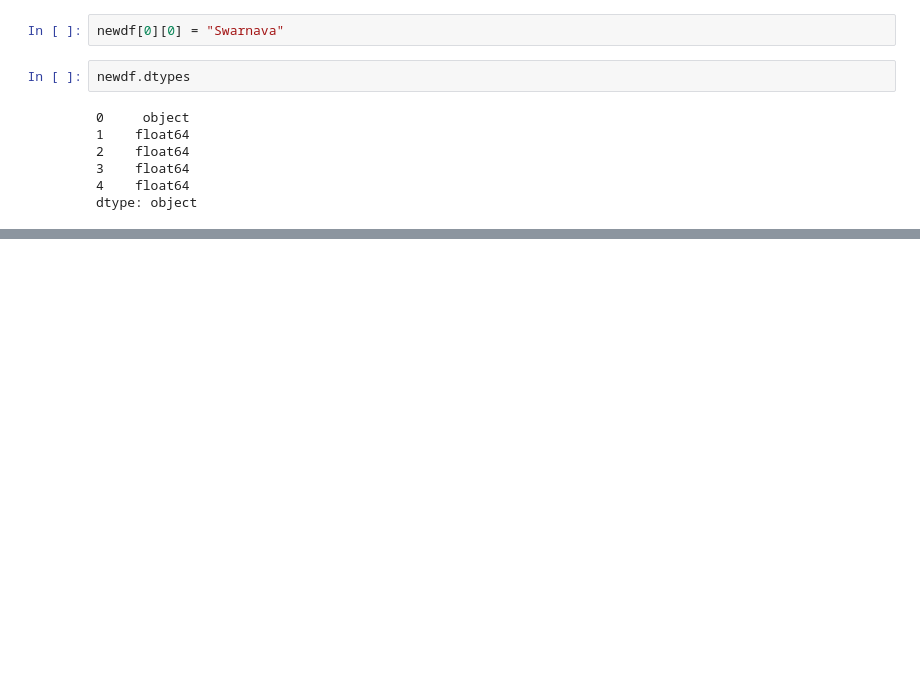
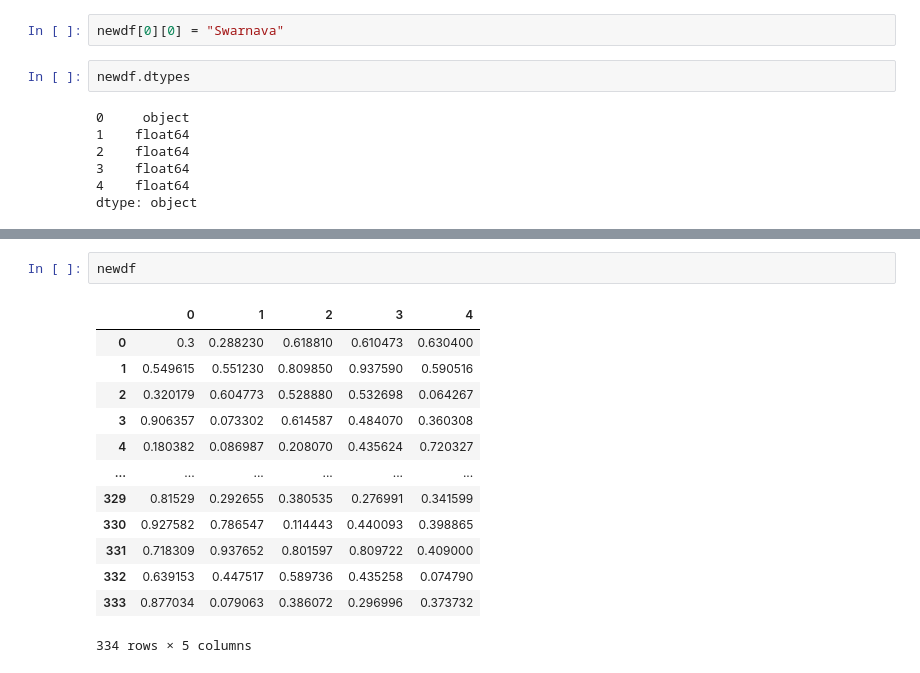
Before and after one commit to H3K4R/Pandas-tutorial, a Jupyter notebook: Pandas.ipynb, the cells around one changed output, grey strips where cells are left out. Cells and saved outputs as stored; diff of their text form; blank space fills up the shorter version.

```diff
--- a/Pandas.ipynb
+++ b/Pandas.ipynb
@@ -199,0 +278,16 @@ dtype: object
+# %%
+newdf
+# %% [output]
+|  | 0 | 1 | 2 | 3 | 4 |
+| 0 | 0.3 | 0.288230 | 0.618810 | 0.610473 | 0.630400 |
+| 1 | 0.549615 | 0.551230 | 0.809850 | 0.937590 | 0.590516 |
+| 2 | 0.320179 | 0.604773 | 0.528880 | 0.532698 | 0.064267 |
+| 3 | 0.906357 | 0.073302 | 0.614587 | 0.484070 | 0.360308 |
+| 4 | 0.180382 | 0.086987 | 0.208070 | 0.435624 | 0.720327 |
+| ... | ... | ... | ... | ... | ... |
+| 329 | 0.81529 | 0.292655 | 0.380535 | 0.276991 | 0.341599 |
+| 330 | 0.927582 | 0.786547 | 0.114443 | 0.440093 | 0.398865 |
+| 331 | 0.718309 | 0.937652 | 0.801597 | 0.809722 | 0.409000 |
+| 332 | 0.639153 | 0.447517 | 0.589736 | 0.435258 | 0.074790 |
+| 333 | 0.877034 | 0.079063 | 0.386072 | 0.296996 | 0.373732 |
+334 rows × 5 columns
```
Also changed, not shown: parts of 10 cells of this notebook.
